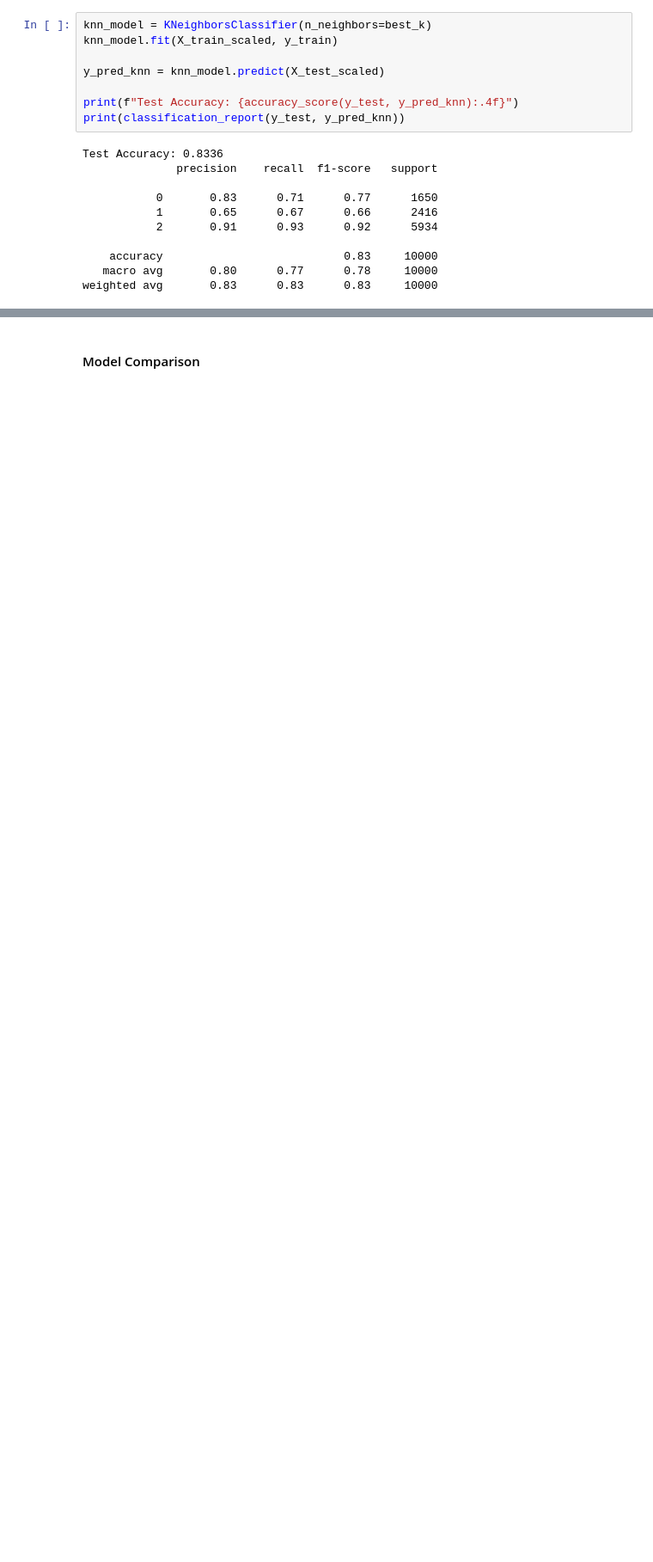
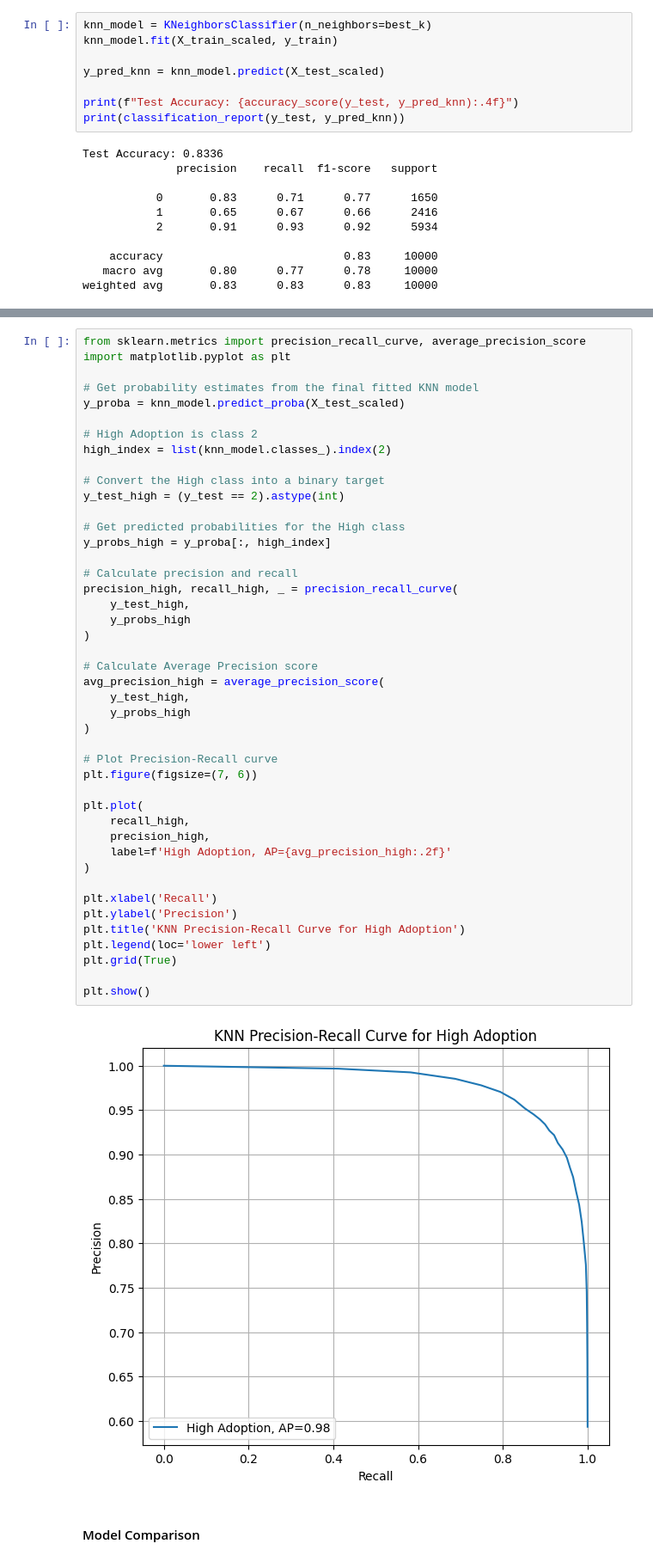
Before and after one commit to CGUILLEN23/ADS-504-EV-Adoption-Project, a Jupyter notebook: ADS_504_Final_Project_EV_Transition_EDA_and_Preprocessing_LR_DT_RF_KNN_Final.ipynb, the cells around one changed output, grey strips where cells are left out. Shown at 86% size. Drawn from its saved outputs; the diff is of its cells as text; blank space fills up the shorter version.

```diff
--- a/ADS_504_Final_Project_EV_Transition_EDA_and_Preprocessing_LR_DT_RF_KNN_Final.ipynb
+++ b/ADS_504_Final_Project_EV_Transition_EDA_and_Preprocessing_LR_DT_RF_KNN_Final.ipynb
@@ -653,3 +621,49 @@ weighted avg       0.83      0.83      0.83     10000
+# %%
+from sklearn.metrics import precision_recall_curve, average_precision_score
+import matplotlib.pyplot as plt
+
+# Get probability estimates from the final fitted KNN model
+y_proba = knn_model.predict_proba(X_test_scaled)
+
+# High Adoption is class 2
+high_index = list(knn_model.classes_).index(2)
+
+# Convert the High class into a binary target
+y_test_high = (y_test == 2).astype(int)
+
+# Get predicted probabilities for the High class
+y_probs_high = y_proba[:, high_index]
+
+# Calculate precision and recall
+precision_high, recall_high, _ = precision_recall_curve(
+    y_test_high,
+    y_probs_high
+)
+
+# Calculate Average Precision score
+avg_precision_high = average_precision_score(
+    y_test_high,
+    y_probs_high
+)
+
+# Plot Precision-Recall curve
+plt.figure(figsize=(7, 6))
+
+plt.plot(
+    recall_high,
+    precision_high,
+    label=f'High Adoption, AP={avg_precision_high:.2f}'
+)
+
+plt.xlabel('Recall')
+plt.ylabel('Precision')
+plt.title('KNN Precision-Recall Curve for High Adoption')
+plt.legend(loc='lower left')
+plt.grid(True)
+
+plt.show()
+# %% [output]
+[figure, added]
 # %% [markdown]
 #### Model Comparison
 # %%
```
Also changed, not shown: parts of 3 cells of this notebook.
